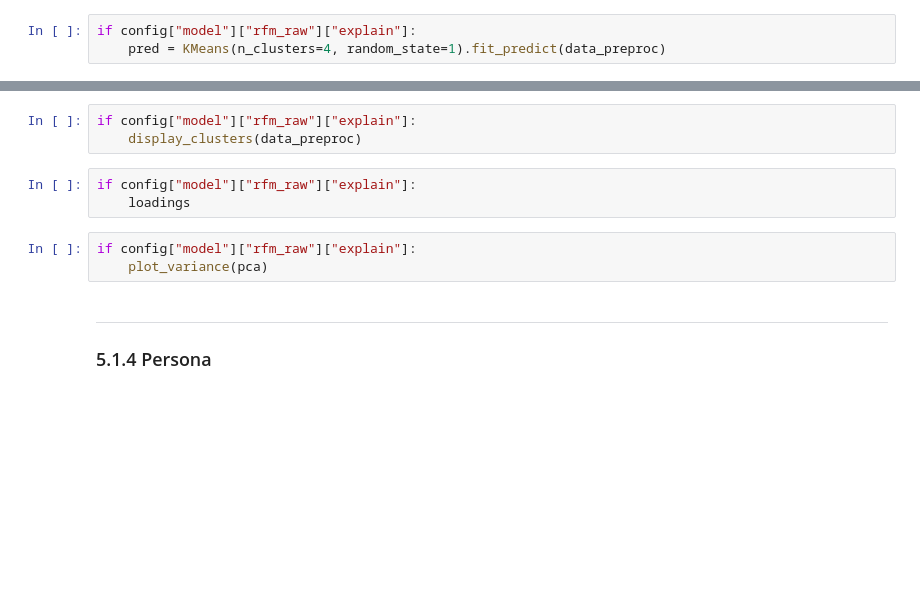
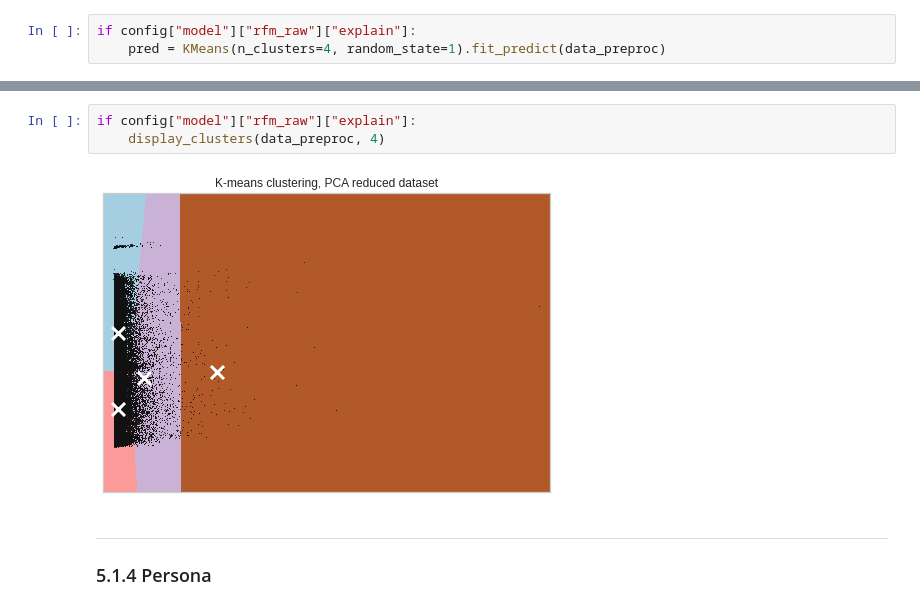
Before and after one commit to curiousmindflow/oc-ml-p4, a Jupyter notebook: modelisation.ipynb, the cells around one changed output, grey strips where cells are left out. Cells and saved outputs as stored; diff of their text form; blank space fills up the shorter version.

```diff
--- a/modelisation.ipynb
+++ b/modelisation.ipynb
@@ -697,12 +733,8 @@ if config["model"]["rfm_raw"]["explain"]:
 # %%
 if config["model"]["rfm_raw"]["explain"]:
-    display_clusters(data_preproc)
+    display_clusters(data_preproc, 4)
+# %% [output]
+[figure, added]
-# %%
-if config["model"]["rfm_raw"]["explain"]:
-    loadings
-# %%
-if config["model"]["rfm_raw"]["explain"]:
-    plot_variance(pca)
 # %% [markdown]
 ***
 ### 5.1.4 Persona
```
Also changed, not shown: parts of 32 cells of this notebook, 46 other files.
